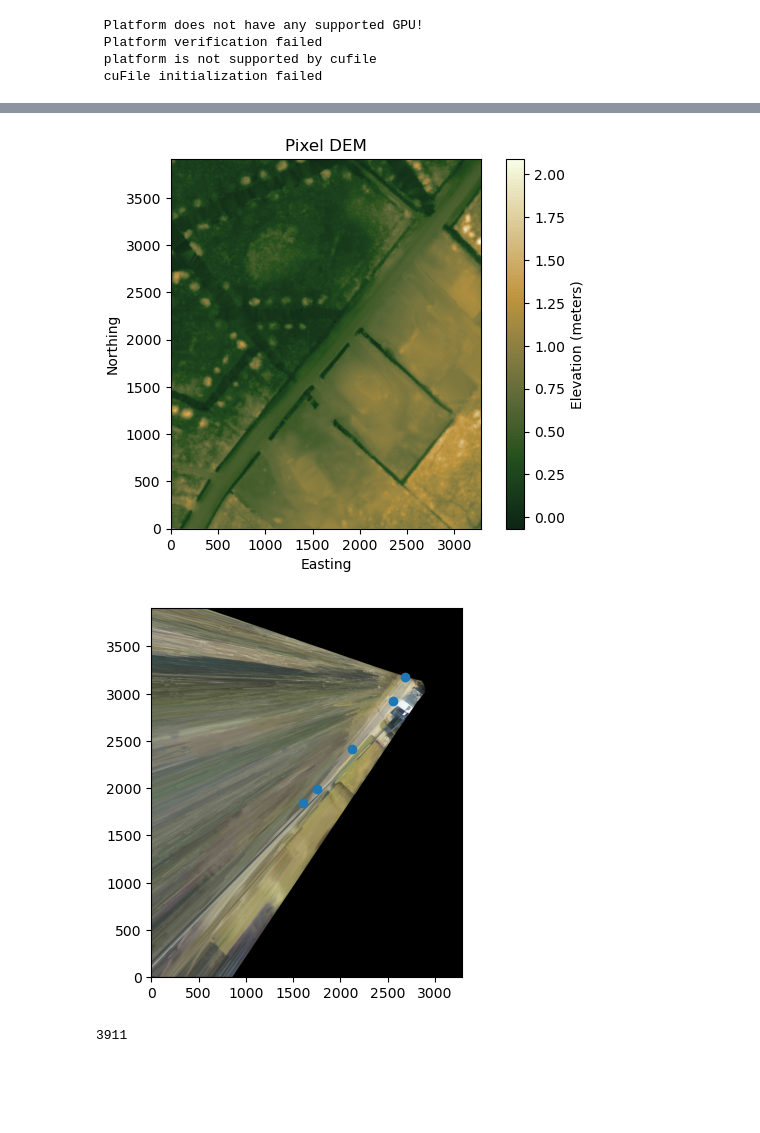
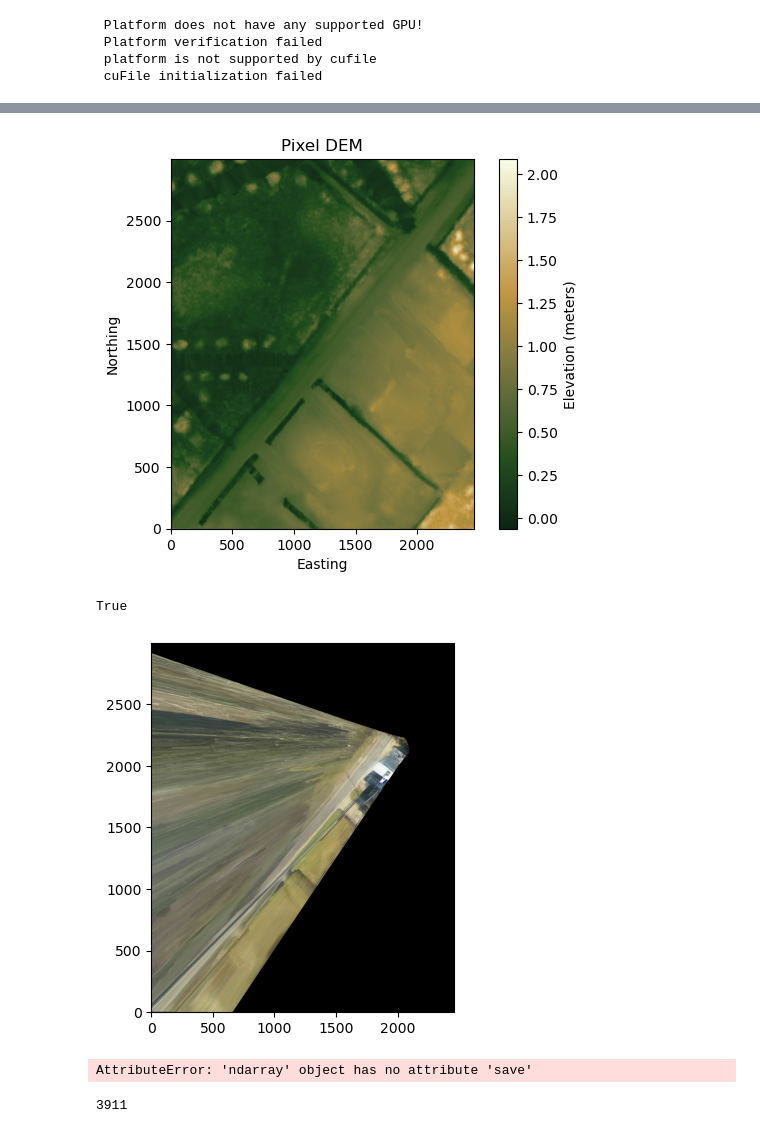
Before and after one commit to rtmccune/poseidon, a Jupyter notebook: notebooks/plotting.ipynb, the cells around one changed output, grey strips where cells are left out. Drawn from its saved outputs; the diff is of its cells as text; code cells hidden in the pictures; blank space fills up the shorter version.

```diff
--- a/notebooks/plotting.ipynb
+++ b/notebooks/plotting.ipynb
@@ -15,10 +15,10 @@ import poseidon_utils
 file_path = '../data/lidar/combined_point_cloud_down_east.laz'
 # file_path = "../data/lidar/Job1051007_34077_04_88.laz"
 
-min_x_extent = 847809.694
-max_x_extent = 847973.874
-min_y_extent = 127254.634
-max_y_extent = 127450.141
+min_x_extent = 847850
+max_x_extent = 847973
+min_y_extent = 127300
+max_y_extent = 127450
 
 # min_x_extent = 712160
 # max_x_extent = 712230
@@ -38,6 +38,6 @@ resolution = 0.05  # meters
 
 pts_array = grid_gen.create_point_array()
 grid_x, grid_y, grid_z = grid_gen.gen_grid(
-    resolution, pts_array, grid_descriptor="carolina_beach"
+    resolution, pts_array, grid_descriptor="down_east"
 )
 # %% [output]
@@ -60,7 +60,7 @@ grid_x, grid_y, grid_z = grid_gen.gen_grid(
 # Visualize the elevation grid
 grid_gen.plot_elev_grid(grid_z)
 # %% [output]
-[figure, old version]
+[figure, new version]
 # %%
 intrinsics = np.array(
     [
@@ -103,13 +103,30 @@ rectifier = poseidon_core.ImageRectifier(
 rect_im = rectifier.merge_rectify(
     "../data/CAM_DE_01_20241020151826.jpg", verbose=True
 )
+# %%
+# 1. Pull the array off the GPU to a standard NumPy array (if necessary)
+if hasattr(rect_im, 'get'):
+    rect_im_np = rect_im.get()
+else:
+    rect_im_np = rect_im
+
+rect_im_np = np.flipud(rect_im_np)
+# 2. Save using OpenCV (already imported in your script)
+# Because _load_image converts to RGB, we must convert back to BGR to save properly
+rect_im_bgr = cv2.cvtColor(rect_im_np, cv2.COLOR_RGB2BGR)
+cv2.imwrite('updated_de_rect.png', rect_im_bgr)
+# %% [output]
+True
 # %%
-plt.imshow(rect_im, origin='lower')
+plt.imshow(rect_im.get(), origin='lower')
 # plt.scatter(virtual_sensor_locs[:,0], virtual_sensor_locs[:,1])
-plt.scatter(new_sensor_locs[:,0], new_sensor_locs[:,1])
+# plt.scatter(new_sensor_locs[:,0], new_sensor_locs[:,1])
 plt.show()
+
+rect_im.save('updated_de_rect.png')
 # %% [output]
-[figure, old version]
+[figure, new version]
+AttributeError: 'ndarray' object has no attribute 'save'
 # %%
 virtual_sensor_locs = np.array([[125, 390], [75, 440], [5, 370], [9, 355]]) * 2
 # %%
```
Also changed, not shown: parts of 1 cell of this notebook, 7 other files.
